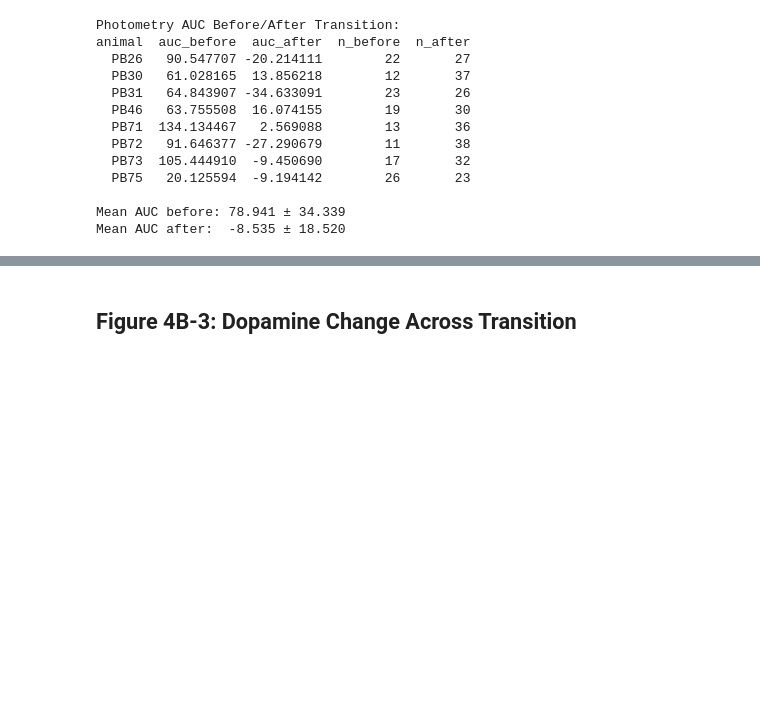
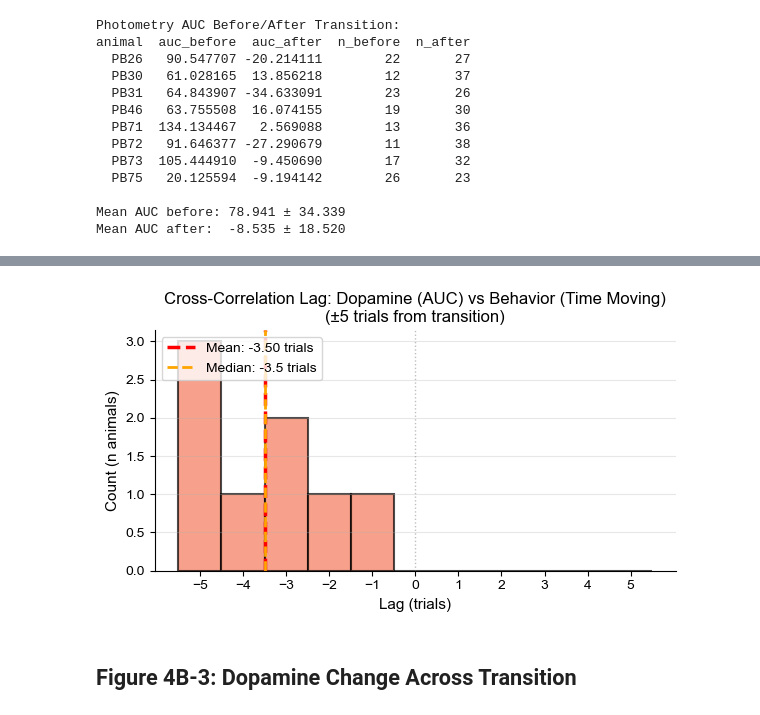
Before and after one commit to jaimemcc/bazzino, a Jupyter notebook: notebooks/figure_4b_paper.ipynb, the cells around one changed output, grey strips where cells are left out. Saved outputs shown, nothing was run; the diff lists cells and outputs as text; code cells hidden in the pictures; blank space fills up the shorter version.

```diff
--- a/notebooks/figure_4b_paper.ipynb
+++ b/notebooks/figure_4b_paper.ipynb
@@ -887,3 +977,30 @@ Mean AUC after:  -8.535 ± 18.520
+# %%
+# Plot histogram of lags
+f, ax = plt.subplots(figsize=(6, 3.5))
+
+# Histogram of trial-by-trial lags
+ax.hist(cross_corr_df['lag_trials'], bins=np.arange(-5.5, 6.5, 1),
+        color=colors[2], alpha=0.7, edgecolor='k', linewidth=1.5)
+ax.axvline(cross_corr_df['lag_trials'].mean(), color='r', linestyle='--', linewidth=2.5,
+          label=f'Mean: {cross_corr_df["lag_trials"].mean():.2f} trials')
+ax.axvline(cross_corr_df['lag_trials'].median(), color='orange', linestyle='--', linewidth=2,
+          label=f'Median: {cross_corr_df["lag_trials"].median():.1f} trials')
+ax.axvline(0, color='gray', linestyle=':', linewidth=1, alpha=0.5)
+
+ax.set_xlabel('Lag (trials)', fontsize=11)
+ax.set_ylabel('Count (n animals)', fontsize=11)
+ax.set_title('Cross-Correlation Lag: Dopamine (AUC) vs Behavior (Time Moving)\n(±5 trials from transition)', fontsize=12)
+ax.set_xticks(range(-5, 6))
+ax.legend(fontsize=10, loc='upper left')
+ax.grid(True, alpha=0.3, axis='y')
+sns.despine(ax=ax)
+
+plt.tight_layout()
+if SAVE_FIGS:
+    save_figure(f, "fig4b_cross_correlation_lag", FIGSFOLDER)
+plt.show()
+# %% [output]
+[figure, added]
 # %% [markdown]
 ## Figure 4B-3: Dopamine Change Across Transition
 # %%
```
Also changed, not shown: parts of 3 cells of this notebook, 5 other files.
